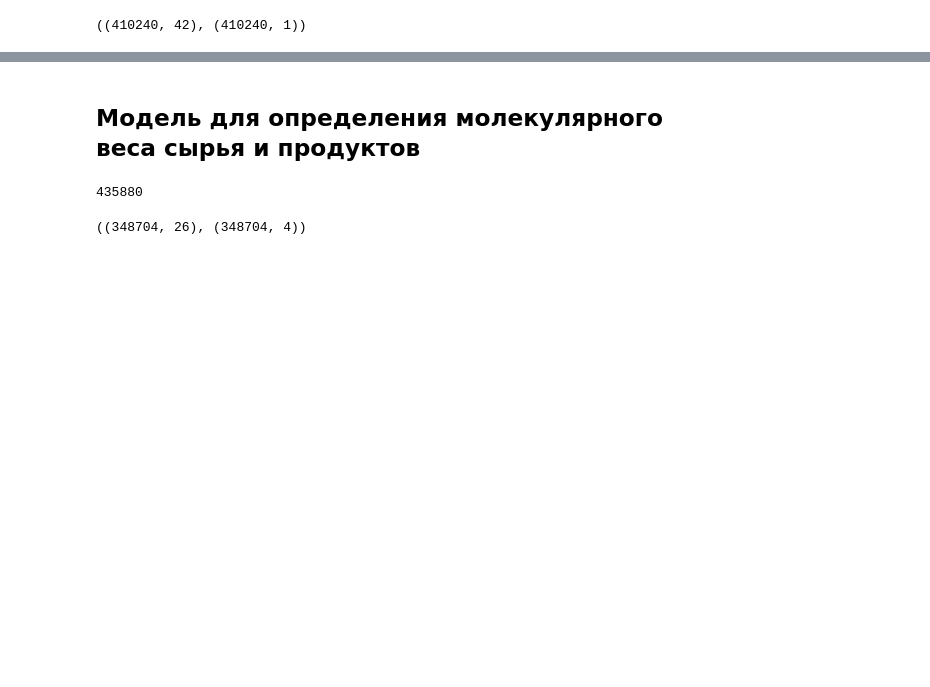
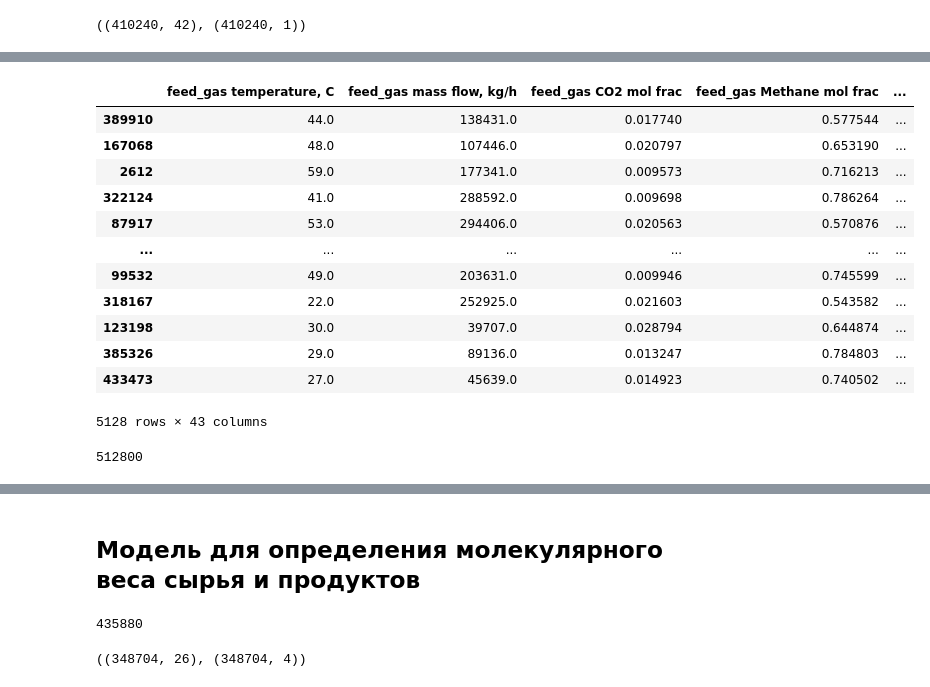
Before and after one commit to Rus-tam/AI_models, a Jupyter notebook: amine_treatment_05_12_2023.ipynb, the cells around one changed output, grey strips where cells are left out. Drawn from its saved outputs; the diff is of its cells as text; code cells hidden in the pictures; blank space fills up the shorter version.

```diff
--- a/amine_treatment_05_12_2023.ipynb
+++ b/amine_treatment_05_12_2023.ipynb
@@ -710,2 +690,19 @@ Name: 46941, dtype: float64
 # %%
 sweet_gas_H2S_ppm_model.save('./models/amine_treatment/sweet_gas_H2S_ppm_model.h5')
+# %%
+sweet_gas_H2S_ppm = sour_comp.sample(frac=0.01)
+sweet_gas_H2S_ppm
+# %% [output]
+|  | feed_gas temperature, C | feed_gas mass flow, kg/h | feed_gas CO2 mol frac | feed_gas Methane mol frac | ... |
+| 389910 | 44.0 | 138431.0 | 0.017740 | 0.577544 | ... |
+| 167068 | 48.0 | 107446.0 | 0.020797 | 0.653190 | ... |
+| 2612 | 59.0 | 177341.0 | 0.009573 | 0.716213 | ... |
+| 322124 | 41.0 | 288592.0 | 0.009698 | 0.786264 | ... |
+| 87917 | 53.0 | 294406.0 | 0.020563 | 0.570876 | ... |
+| ... | ... | ... | ... | ... | ... |
+| 99532 | 49.0 | 203631.0 | 0.009946 | 0.745599 | ... |
+| 318167 | 22.0 | 252925.0 | 0.021603 | 0.543582 | ... |
+| 123198 | 30.0 | 39707.0 | 0.028794 | 0.644874 | ... |
+| 385326 | 29.0 | 89136.0 | 0.013247 | 0.784803 | ... |
+| 433473 | 27.0 | 45639.0 | 0.014923 | 0.740502 | ... |
+5128 rows × 43 columns
@@ -711,0 +711,5 @@ sweet_gas_H2S_ppm_model.save('./models/amine_treatment/sweet_gas_H2S_ppm_model.h
+# %%
+mini_data = data.sample(frac=1)
+len(mini_data)
+# %% [output]
+512800
```
Also changed, not shown: parts of 18 cells of this notebook, 2 other files.
